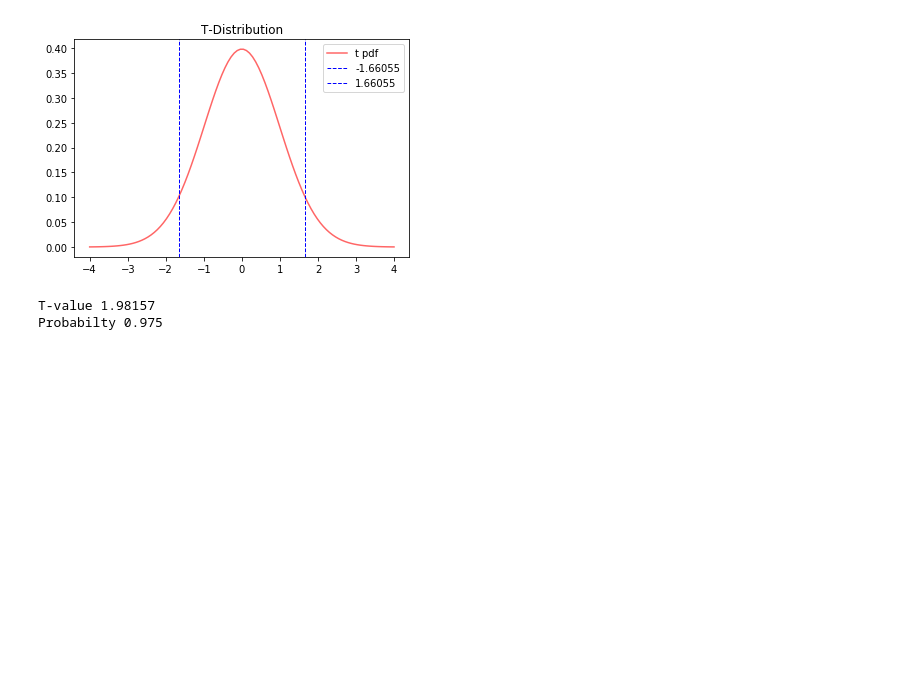
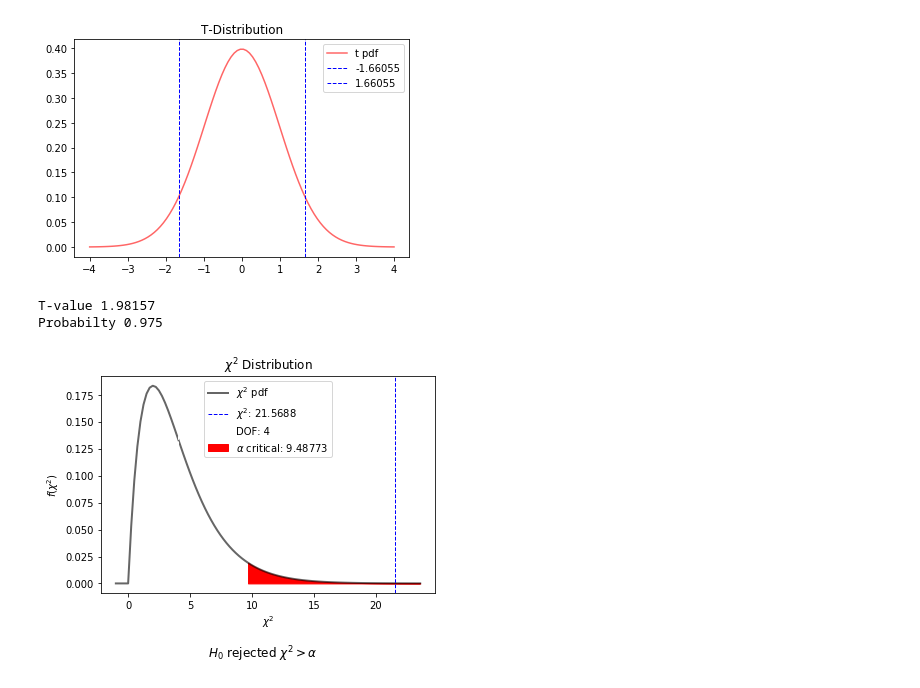
Before and after one commit to camburn/statistics, a Jupyter notebook: notebooks/Formula Implementations.ipynb, the cells around one changed output. Cells and saved outputs as stored; diff of their text form; code cells hidden in the pictures; blank space fills up the shorter version.

```diff
--- a/notebooks/Formula Implementations.ipynb
+++ b/notebooks/Formula Implementations.ipynb
@@ -427,3 +425,87 @@ print(f'Probabilty {p:g}')
 [figure]
 T-value 1.98157
 Probabilty 0.975
+# %%
+# Example of a Chi-Squared distribution and critical region
+
+from scipy.stats import chi2
+
+def expected_counts(data):
+    total = np.sum(data)
+    cols = np.sum(data, axis=(0))
+    rows = np.sum(data, axis=(1))
+
+    expected_values = []
+
+    for row in rows:
+        for col in cols:
+            expected_values.append(col * row / total)
+    return list(zip(list(data.flat), expected_values))
+
+def calc_chi_squared_statistic(data):
+    total = 0
+    for sample, expected in data:
+        total += ((sample - expected)**2) / expected
+
+    chi_squared = total
+    return chi_squared
+
+
+base_data = np.array(
+    [
+        [6, 33, 9, 15, 33],
+        [14, 32, 26, 9, 29]
+    ]
+)
+
+base_data = np.array(
+    [
+         [37, 11, 35],
+         [18, 25, 10],
+         [20, 24, 20]
+    ]
+)
+
+data = expected_counts(base_data)
+
+chi_squared_statistic = calc_chi_squared_statistic(data)
+c = base_data.shape[0] # no of columns
+r = base_data.shape[1] # no of rows
+dof = (r - 1) * (c - 1)
+alpha = 0.05
+# Calculate critical region from alpha (confidence level)
+crit = chi2.isf(alpha, df=dof)
+
+x = np.linspace(-1, max(chi_squared_statistic, crit) + 2, 100)
+plt.title(r'$\chi^2$ Distribution')
+plt.xlabel(r'$\chi^2$')
+plt.ylabel(r'$f(\chi^2)$')
+
+plt.plot(x, chi2.pdf(x, dof), 'k', lw=2, alpha=0.6, label='$\chi^2$ pdf')
+
+plt.axvline(
+    chi_squared_statistic, label=f'$\\chi^2$: {chi_squared_statistic:g}',
+    color='b', linestyle='dashed', linewidth=1
+)
+plt.axvline(
+    dof, label=f'DOF: {dof}',
+    color='w', linestyle='dashed', linewidth=1
+)
+
+fill_x = [e for e in x if e > crit]
+plt.fill_between(
+    fill_x, [0]*len(fill_x), chi2.pdf(fill_x, dof),
+    color='red', label=f'$\\alpha$ critical: {crit:g}'
+)
+
+if chi_squared_statistic > crit:
+    text = '$H_0$ rejected $\\chi^2 > \\alpha$'
+else:
+    text = '$H_0$ not rejected $\\chi^2 < \\alpha$'
+
+plt.figtext(0.5, -0.1, text, wrap=True, horizontalalignment='center', fontsize=12)
+
+plt.legend(loc=0)
+plt.show()
+# %% [output]
+[figure, added]
```
Also changed, not shown: parts of 6 cells of this notebook, 2 other files.
